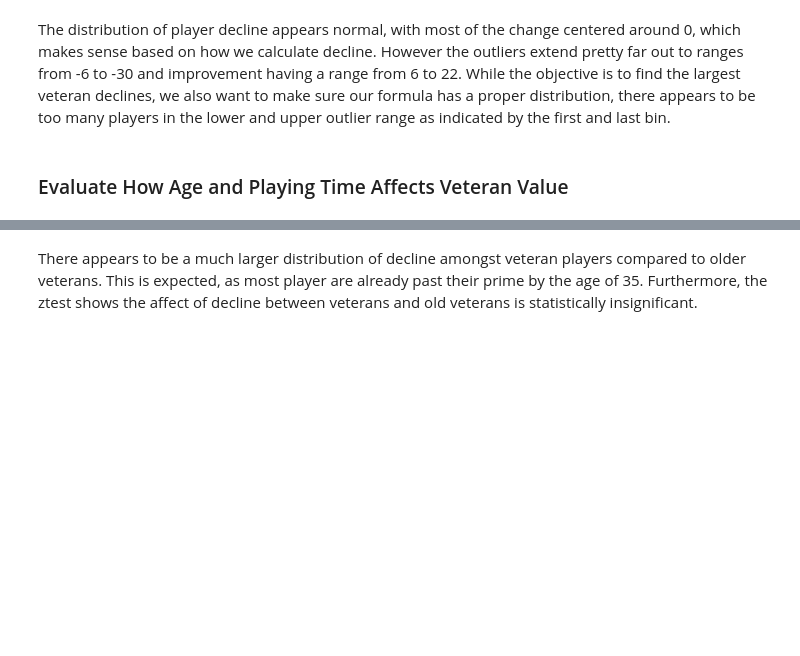
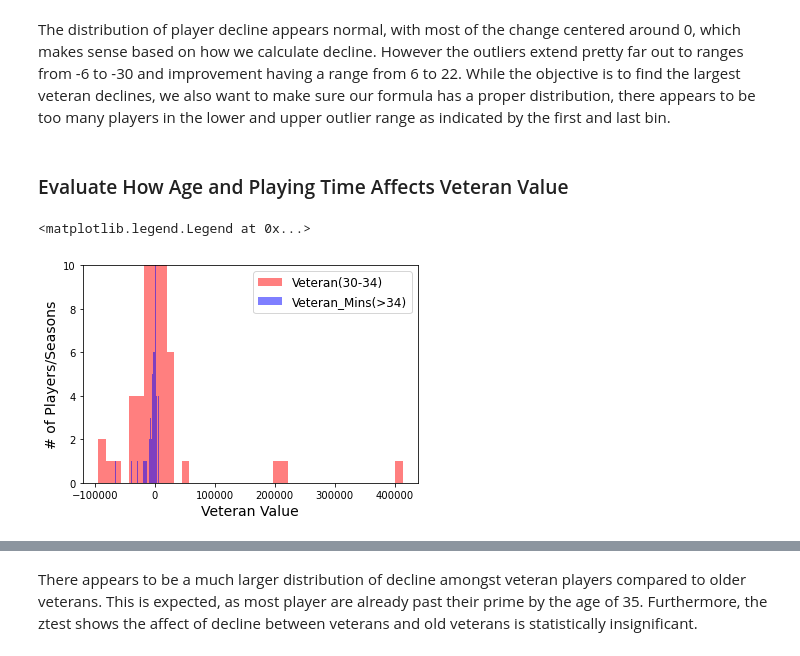
Before and after one commit to GauravMohan1/NBA-Veteran_Analysis, a Jupyter notebook: regression_analysis.ipynb, the cells around one changed output, grey strips where cells are left out. Saved outputs shown, nothing was run; the diff lists cells and outputs as text; code cells hidden in the pictures; blank space fills up the shorter version.

```diff
--- a/regression_analysis.ipynb
+++ b/regression_analysis.ipynb
@@ -249,15 +249,20 @@ The distribution of player decline appears normal, with most of the change cente
 # %%
 # Separate players into Veteran(30-34) and Veteran_Mins(>=35).
 #Veteran_Mins are old players who typically sign for the minimum
 veteran = df.loc[(df['Age']>=30) & (df['Age']<35), 'Veteran Value']
 veteran_mins = df.loc[df['Age']>=35, 'Veteran Value']
 plot_data = [veteran, veteran_mins]
 labels = ['Veteran(30-34)','Veteran_Mins(>34)']
 colors = ['red','blue']
 # Histogram
-ax = plt.figure(figsize=(8,6))
+#ax = plt.figure(figsize=(8,6))
+ax = plt.gca()
+ax.set_ylim([0,10])
 for group, label, color in zip(plot_data, labels, colors):
     _ = plt.hist(group, bins=40, alpha=0.5, label=label, color=color)
 plt.xlabel('Veteran Value', fontsize=14)
 plt.ylabel('# of Players/Seasons', fontsize=14)
 plt.legend(fontsize=12)
+# %% [output]
+<matplotlib.legend.Legend at 0x...>
+[figure, added]
```
Also changed, not shown: parts of 18 cells of this notebook, 2 other files.
